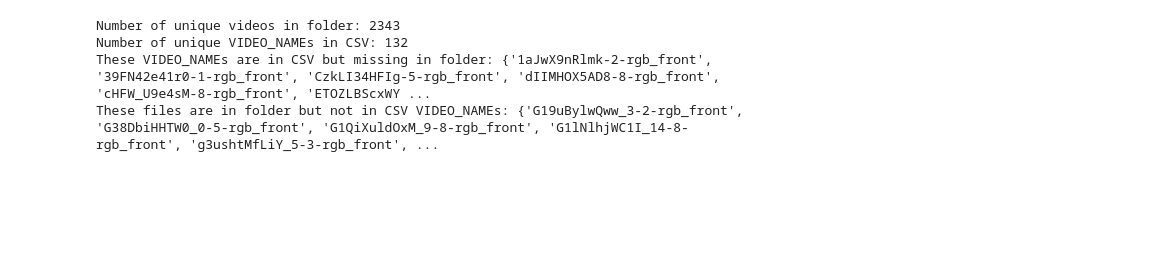
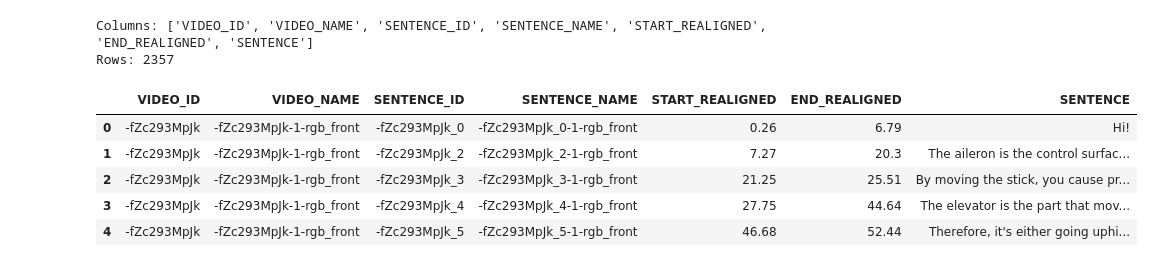
Before and after one commit to kagozi/SLT, a Jupyter notebook: sample.ipynb, the cells around one changed output. Cells and saved outputs as stored; diff of their text form; code cells hidden in the pictures; blank space fills up the shorter version.

```diff
--- a/sample.ipynb
+++ b/sample.ipynb
@@ -32,38 +10,53 @@ Number of videos: 2343
 # %%
-# data/How2Sign/sentence_level/val/text/en/raw_text/re_aligned/how2sign_realigned_val.csv
-import csv
+from pathlib import Path
 
-# Path to the CSV file
-csv_path = Path("data/How2Sign/sentence_level/val/text/en/raw_text/re_aligned/how2sign_realigned_val.csv")
+import numpy as np
+import pandas as pd
+from IPython.display import display
 
-# Get all video base names (without extension) from the folder
-video_folder_names = set(f.stem for f in videos)
+ROOT = Path(".")
+CSV_PATH = ROOT / "data/annotations/how2sign_realigned_test.csv"
+# Prefer the split that matches your CSV (val annotations → val/frontal, test → test/frontal).
+FRONTAL_DIR = ROOT / "data/test/frontal"
 
-# Get all VIDEO_NAMEs from the CSV
-csv_video_names = set()
+df_val = pd.read_csv(CSV_PATH, sep="\t", dtype=str, keep_default_na=False)
+df_val.columns = [c.strip() for c in df_val.columns]
 
-with open(csv_path, 'r', encoding='utf-8') as csvfile:
-    reader = csv.DictReader(csvfile, delimiter='\t')
-    for row in reader:
-        # VIDEO_NAME column in the CSV
-        csv_video_names.add(row['VIDEO_NAME'])
+print("Columns:", list(df_val.columns))
+print("Rows:", len(df_val))
+display(df_val.head())
 
-# Compare sets
-print("Number of unique videos in folder:", len(video_folder_names))
-print("Number of unique VIDEO_NAMEs in CSV:", len(csv_video_names))
+# All keypoint clips anywhere under data/**/frontal/
+def _stem_key(p: Path) -> str:
+    s = p.stem
+    return s[: -len("_holistic")] if s.endswith("_holistic") else s
 
-missing_in_folder = csv_video_names - video_folder_names
-missing_in_csv = video_folder_names - csv_video_names
 
-if not missing_in_folder and not missing_in_csv:
-    print("All video files match the CSV VIDEO_NAMEs.")
-else:
-    if missing_in_folder:
-        print("These VIDEO_NAMEs are in CSV but missing in folder:", missing_in_folder)
-    if missing_in_csv:
-        print("These files are in folder but not in CSV VIDEO_NAMEs:", missing_in_csv)
+npy_files = sorted(ROOT.glob("data/**/frontal/*.npy"))
+stem_set = {_stem_key(p) for p in npy_files}
+
+sentences_csv = set(df_val["SENTENCE_NAME"].unique())
+ids_csv = set(df_val["SENTENCE_ID"].unique())
+overlap = (sentences_csv | ids_csv) & stem_set
+print(f"\nFrontal .npy files (any split): {len(npy_files)}")
+if npy_files:
+    dirs = sorted({p.parent for p in npy_files})
+    print("Dirs:", dirs[:12], ("..." if len(dirs) > 12 else ""))
+print(f"Unique SENTENCE_NAME in CSV: {len(sentences_csv)}")
+print(f"SENTENCE_NAME or SENTENCE_ID with a matching .npy stem: {len(overlap)}")
+if len(overlap) == 0 and len(npy_files) > 0:
+    print(
+        "\nNo overlap: your CSV split may not match the keypoint folder "
+        "(e.g. val CSV vs test/frontal). Use matching CSV + frontal, or set MANUAL_NPY_PATH in the plot cell."
+    )
+    print("Example .npy stems:", [_stem_key(p) for p in npy_files[:5]])
+    print("Example CSV SENTENCE_NAME:", list(sentences_csv)[:3])
 # %% [output]
-Number of unique videos in folder: 2343
-Number of unique VIDEO_NAMEs in CSV: 132
-These VIDEO_NAMEs are in CSV but missing in folder: {'1aJwX9nRlmk-2-rgb_front', '39FN42e41r0-1-rgb_front', 'CzkLI34HFIg-5-rgb_front', 'dIIMHOX5AD8-8-rgb_front', 'cHFW_U9e4sM-8-rgb_front', 'ETOZLBScxWY ...
-These files are in folder but not in CSV VIDEO_NAMEs: {'G19uBylwQww_3-2-rgb_front', 'G38DbiHHTW0_0-5-rgb_front', 'G1QiXuldOxM_9-8-rgb_front', 'G1lNlhjWC1I_14-8-rgb_front', 'g3ushtMfLiY_5-3-rgb_front', ...
+Columns: ['VIDEO_ID', 'VIDEO_NAME', 'SENTENCE_ID', 'SENTENCE_NAME', 'START_REALIGNED', 'END_REALIGNED', 'SENTENCE']
+Rows: 2357
+|  | VIDEO_ID | VIDEO_NAME | SENTENCE_ID | SENTENCE_NAME | START_REALIGNED | END_REALIGNED | SENTENCE |
+| 0 | -fZc293MpJk | -fZc293MpJk-1-rgb_front | -fZc293MpJk_0 | -fZc293MpJk_0-1-rgb_front | 0.26 | 6.79 | Hi! |
+| 1 | -fZc293MpJk | -fZc293MpJk-1-rgb_front | -fZc293MpJk_2 | -fZc293MpJk_2-1-rgb_front | 7.27 | 20.3 | The aileron is the control surfac... |
+| 2 | -fZc293MpJk | -fZc293MpJk-1-rgb_front | -fZc293MpJk_3 | -fZc293MpJk_3-1-rgb_front | 21.25 | 25.51 | By moving the stick, you cause pr... |
+| 3 | -fZc293MpJk | -fZc293MpJk-1-rgb_front | -fZc293MpJk_4 | -fZc293MpJk_4-1-rgb_front | 27.75 | 44.64 | The elevator is the part that mov... |
+| 4 | -fZc293MpJk | -fZc293MpJk-1-rgb_front | -fZc293MpJk_5 | -fZc293MpJk_5-1-rgb_front | 46.68 | 52.44 | Therefore, it's either going uphi... |
```
Also changed, not shown: parts of 8 cells of this notebook, 24 other files.
